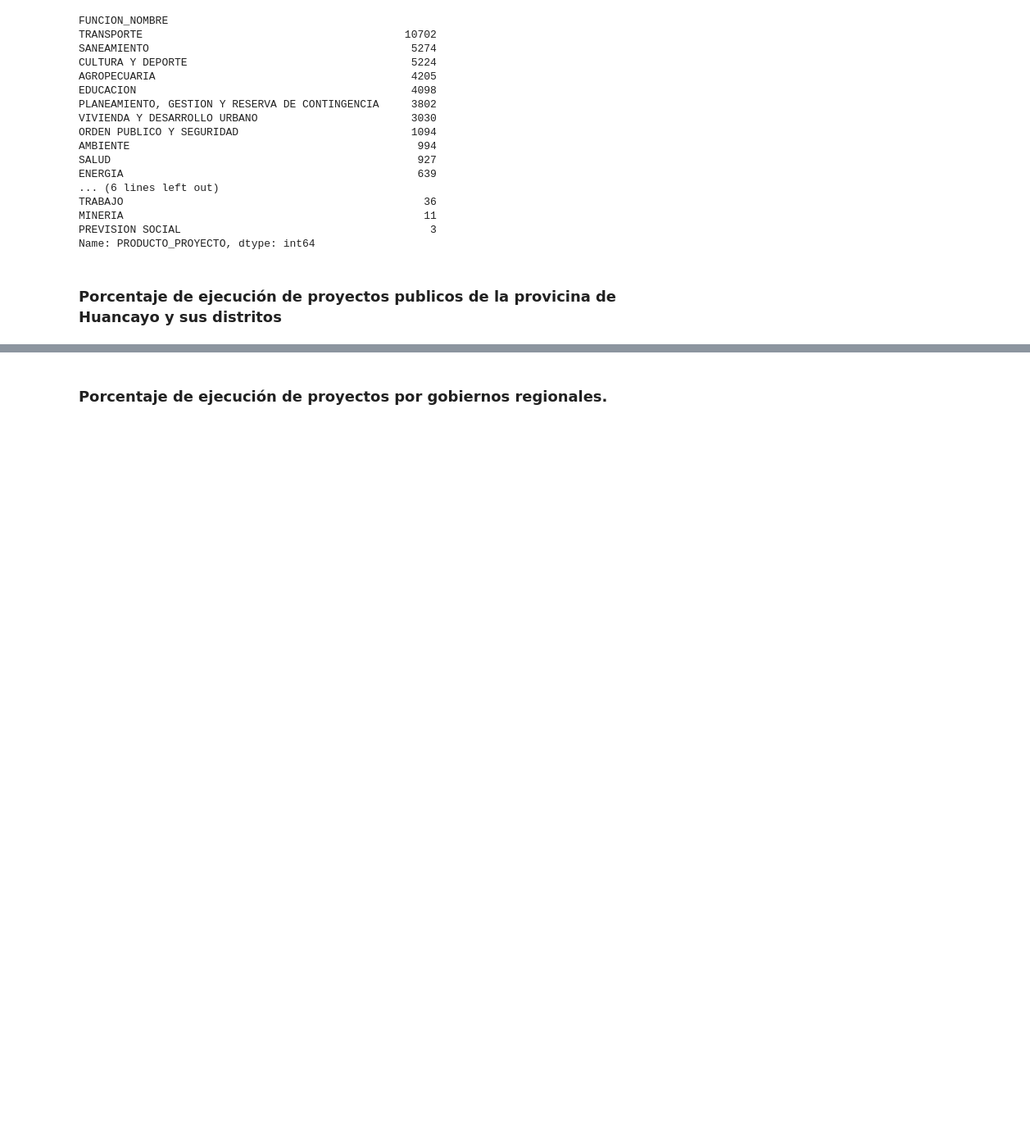
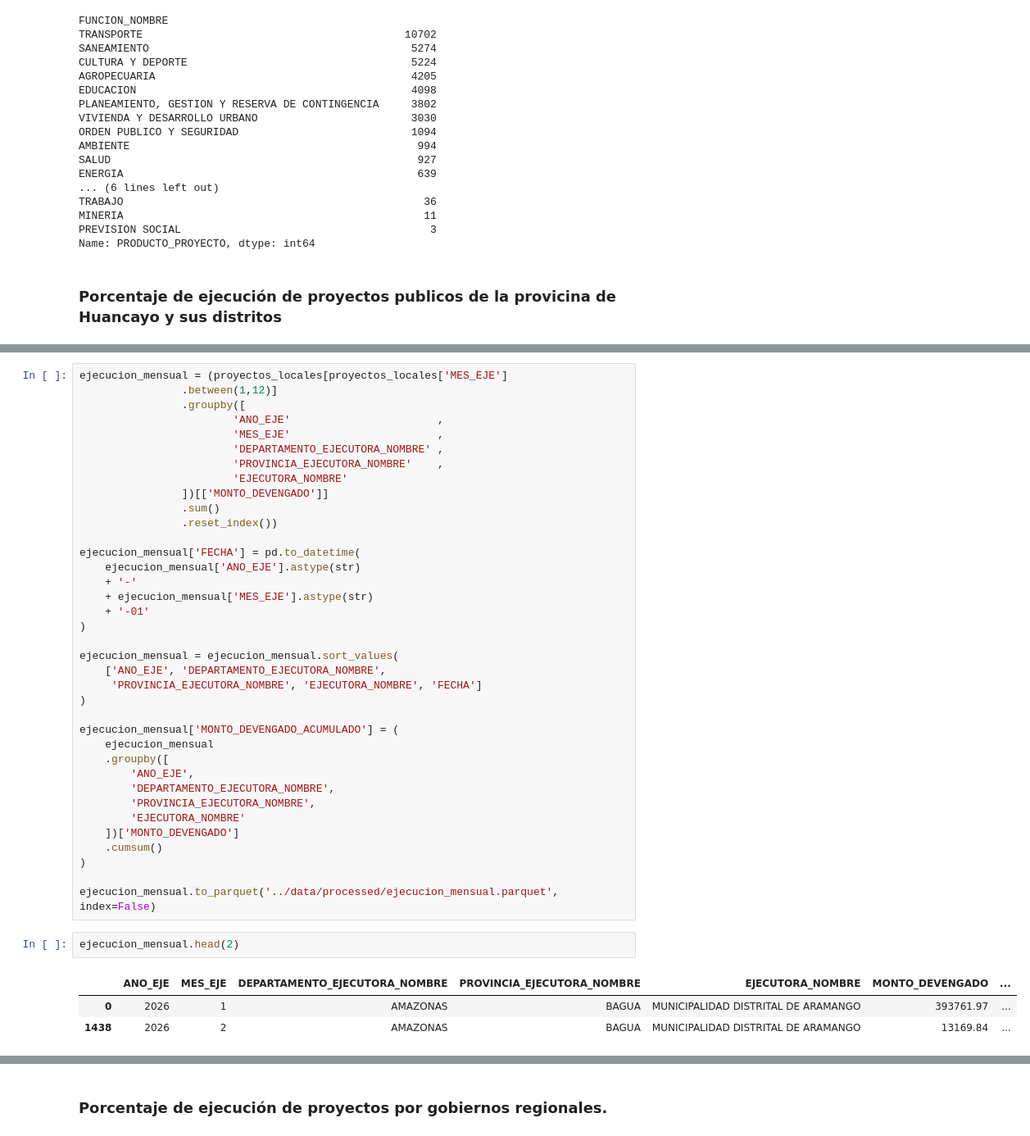
Before and after one commit to antonio-xrp/data_analysis_dashboard, a Jupyter notebook: projects/0.1_ejecucion_presupuesto/notebooks/0.1_presupuesto_ejecuciongasto.ipynb, the cells around one changed output, grey strips where cells are left out. Shown at 82% size. Cells and saved outputs as stored; diff of their text form; blank space fills up the shorter version.

```diff
--- a/projects/0.1_ejecucion_presupuesto/notebooks/0.1_presupuesto_ejecuciongasto.ipynb
+++ b/projects/0.1_ejecucion_presupuesto/notebooks/0.1_presupuesto_ejecuciongasto.ipynb
@@ -240,0 +262,43 @@ hyo_provincia
+# %%
+ejecucion_mensual = (proyectos_locales[proyectos_locales['MES_EJE']
+                .between(1,12)]
+                .groupby([
+                        'ANO_EJE'                       ,
+                        'MES_EJE'                       ,
+                        'DEPARTAMENTO_EJECUTORA_NOMBRE' ,
+                        'PROVINCIA_EJECUTORA_NOMBRE'    ,
+                        'EJECUTORA_NOMBRE'
+                ])[['MONTO_DEVENGADO']]
+                .sum()
+                .reset_index())
+
+ejecucion_mensual['FECHA'] = pd.to_datetime(
+    ejecucion_mensual['ANO_EJE'].astype(str)
+    + '-'
+    + ejecucion_mensual['MES_EJE'].astype(str)
+    + '-01'
+)
+
+ejecucion_mensual = ejecucion_mensual.sort_values(
+    ['ANO_EJE', 'DEPARTAMENTO_EJECUTORA_NOMBRE',
+     'PROVINCIA_EJECUTORA_NOMBRE', 'EJECUTORA_NOMBRE', 'FECHA']
+)
+
+ejecucion_mensual['MONTO_DEVENGADO_ACUMULADO'] = (
+    ejecucion_mensual
+    .groupby([
+        'ANO_EJE',
+        'DEPARTAMENTO_EJECUTORA_NOMBRE',
+        'PROVINCIA_EJECUTORA_NOMBRE',
+        'EJECUTORA_NOMBRE'
+    ])['MONTO_DEVENGADO']
+    .cumsum()
+)
+
+ejecucion_mensual.to_parquet('../data/processed/ejecucion_mensual.parquet', index=False)
+# %%
+ejecucion_mensual.head(2)
+# %% [output]
+|  | ANO_EJE | MES_EJE | DEPARTAMENTO_EJECUTORA_NOMBRE | PROVINCIA_EJECUTORA_NOMBRE | EJECUTORA_NOMBRE | MONTO_DEVENGADO | ... |
+| 0 | 2026 | 1 | AMAZONAS | BAGUA | MUNICIPALIDAD DISTRITAL DE ARAMANGO | 393761.97 | ... |
+| 1438 | 2026 | 2 | AMAZONAS | BAGUA | MUNICIPALIDAD DISTRITAL DE ARAMANGO | 13169.84 | ... |
```
Also changed, not shown: parts of 9 cells of this notebook, 17 other files.
